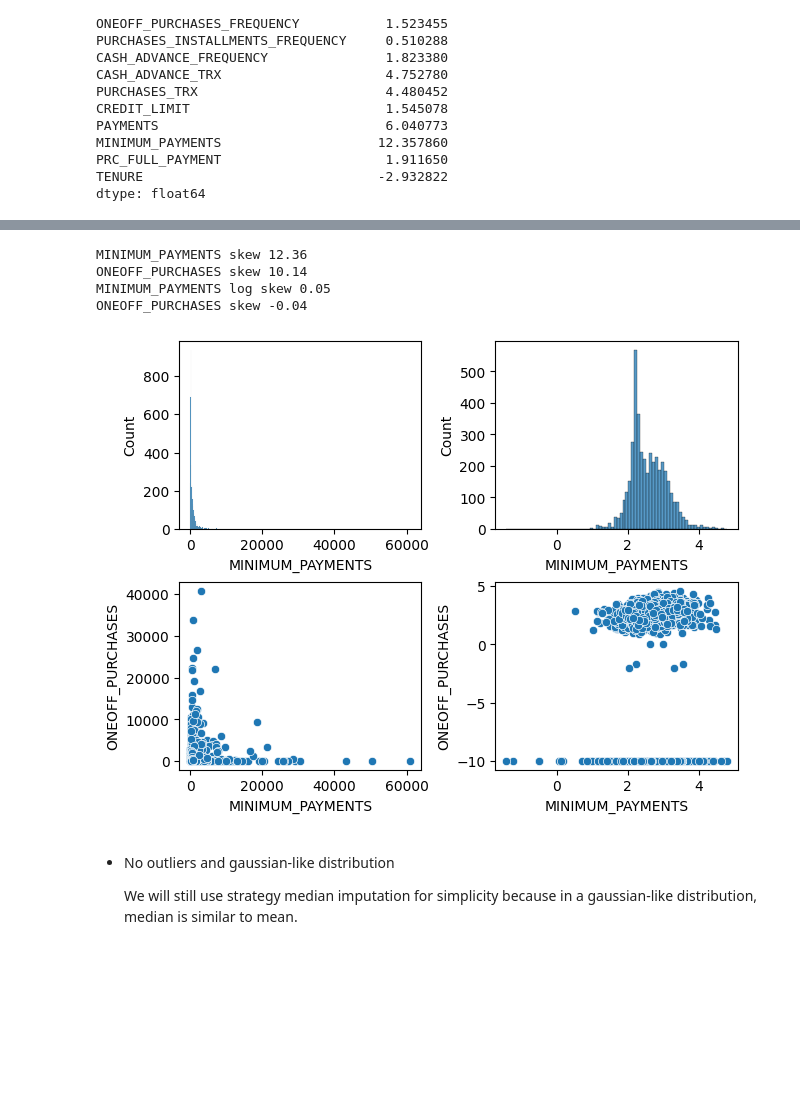
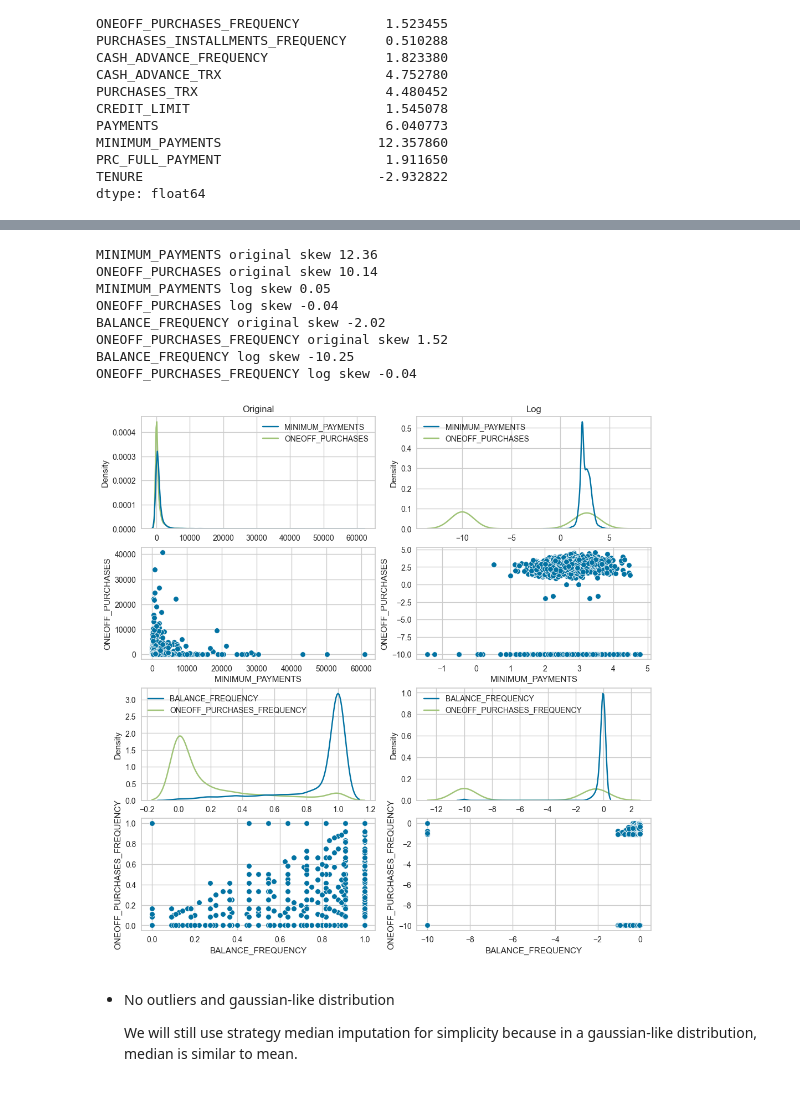
Before and after one commit to jasonrichdarmawan/p1-g4, a Jupyter notebook: h8dsft_P1G4_jason_rich_darmawan_onggo_putra.ipynb, the cells around one changed output, grey strips where cells are left out. Saved outputs shown, nothing was run; the diff lists cells and outputs as text; code cells hidden in the pictures; blank space fills up the shorter version.

```diff
--- a/h8dsft_P1G4_jason_rich_darmawan_onggo_putra.ipynb
+++ b/h8dsft_P1G4_jason_rich_darmawan_onggo_putra.ipynb
@@ -299,28 +313,51 @@ dtype: float64
 # %%
 # Log Transformation demonstration
 def isolate():
-    fig, axes = plt.subplots(2,2, layout="constrained")
+    fig, axes = plt.subplots(4,2, layout="constrained", figsize=(10,10))
 
     dt_log = np.log10(dt + 10**-10)
 
-    print("MINIMUM_PAYMENTS skew %.2f" % dt['MINIMUM_PAYMENTS'].skew())
-    print("ONEOFF_PURCHASES skew %.2f" % dt['ONEOFF_PURCHASES'].skew())
+    print("MINIMUM_PAYMENTS original skew %.2f" % dt['MINIMUM_PAYMENTS'].skew())
+    print("ONEOFF_PURCHASES original skew %.2f" % dt['ONEOFF_PURCHASES'].skew())
 
     print("MINIMUM_PAYMENTS log skew %.2f" % dt_log['MINIMUM_PAYMENTS'].skew())
-    print("ONEOFF_PURCHASES skew %.2f" % dt_log['ONEOFF_PURCHASES'].skew())
+    print("ONEOFF_PURCHASES log skew %.2f" % dt_log['ONEOFF_PURCHASES'].skew())
 
-    sns.histplot(data=dt, x='MINIMUM_PAYMENTS', ax=axes[0][0])
-    sns.histplot(data=dt_log, x='MINIMUM_PAYMENTS', ax=axes[0][1])
+    print("BALANCE_FREQUENCY original skew %.2f" % dt['BALANCE_FREQUENCY'].skew())
+    print("ONEOFF_PURCHASES_FREQUENCY original skew %.2f" % dt['ONEOFF_PURCHASES_FREQUENCY'].skew())
+
+    print("BALANCE_FREQUENCY log skew %.2f" % dt_log['BALANCE_FREQUENCY'].skew())
+    print("ONEOFF_PURCHASES_FREQUENCY log skew %.2f" % dt_log['ONEOFF_PURCHASES_FREQUENCY'].skew())
+
+    axes[0][0].set_title('Original')
+    axes[0][1].set_title('Log')
+
+    # Left - Original (highly skewed to the right)
+    sns.kdeplot(data=dt[['MINIMUM_PAYMENTS', 'ONEOFF_PURCHASES']], ax=axes[0][0])
     sns.scatterplot(data=dt, x='MINIMUM_PAYMENTS', y='ONEOFF_PURCHASES', ax=axes[1][0])
+
+    # Right - Log
+    sns.kdeplot(data=dt_log[['MINIMUM_PAYMENTS', 'ONEOFF_PURCHASES']], ax=axes[0][1])
     sns.scatterplot(data=dt_log, x='MINIMUM_PAYMENTS', y='ONEOFF_PURCHASES', ax=axes[1][1])
 
+    # Left - Original (negatively skewed to the right)
+    sns.kdeplot(data=dt[['BALANCE_FREQUENCY', 'ONEOFF_PURCHASES_FREQUENCY']], ax=axes[2][0])
+    sns.scatterplot(data=dt, x='BALANCE_FREQUENCY', y='ONEOFF_PURCHASES_FREQUENCY', ax=axes[3][0])
+
+    # Right - Log
+    sns.kdeplot(data=dt_log[['BALANCE_FREQUENCY', 'ONEOFF_PURCHASES_FREQUENCY']], ax=axes[2][1])
+    sns.scatterplot(data=dt_log, x='BALANCE_FREQUENCY', y='ONEOFF_PURCHASES_FREQUENCY', ax=axes[3][1])
 isolate()
 # %% [output]
-MINIMUM_PAYMENTS skew 12.36
-ONEOFF_PURCHASES skew 10.14
+MINIMUM_PAYMENTS original skew 12.36
+ONEOFF_PURCHASES original skew 10.14
 MINIMUM_PAYMENTS log skew 0.05
-ONEOFF_PURCHASES skew -0.04
+ONEOFF_PURCHASES log skew -0.04
+BALANCE_FREQUENCY original skew -2.02
+ONEOFF_PURCHASES_FREQUENCY original skew 1.52
+BALANCE_FREQUENCY log skew -10.25
+ONEOFF_PURCHASES_FREQUENCY log skew -0.04
-[figure, old version]
+[figure, new version]
 # %% [markdown]
 - No outliers and gaussian-like distribution
 
```
Also changed, not shown: parts of 41 cells of this notebook, 1 other file.
